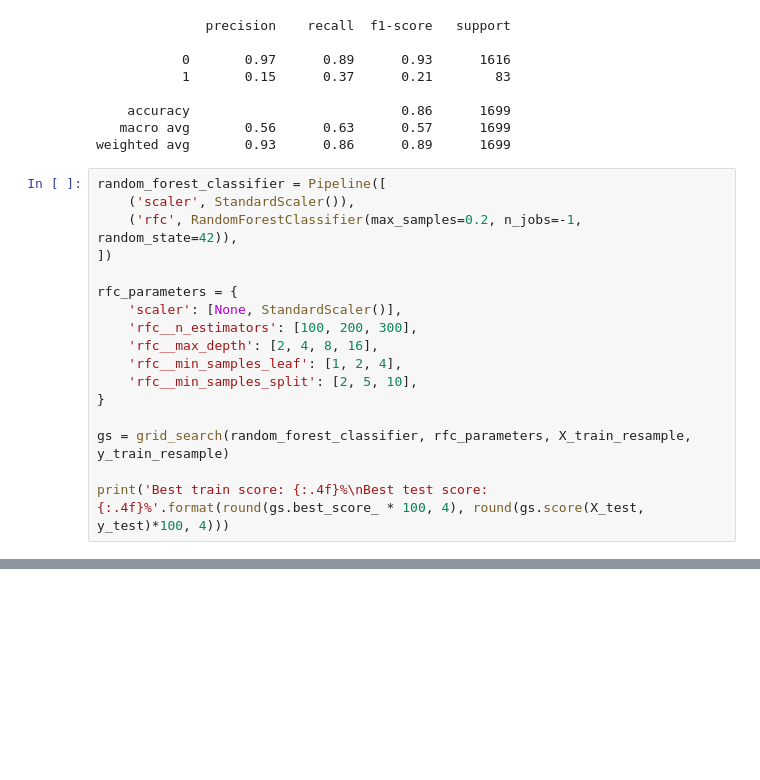
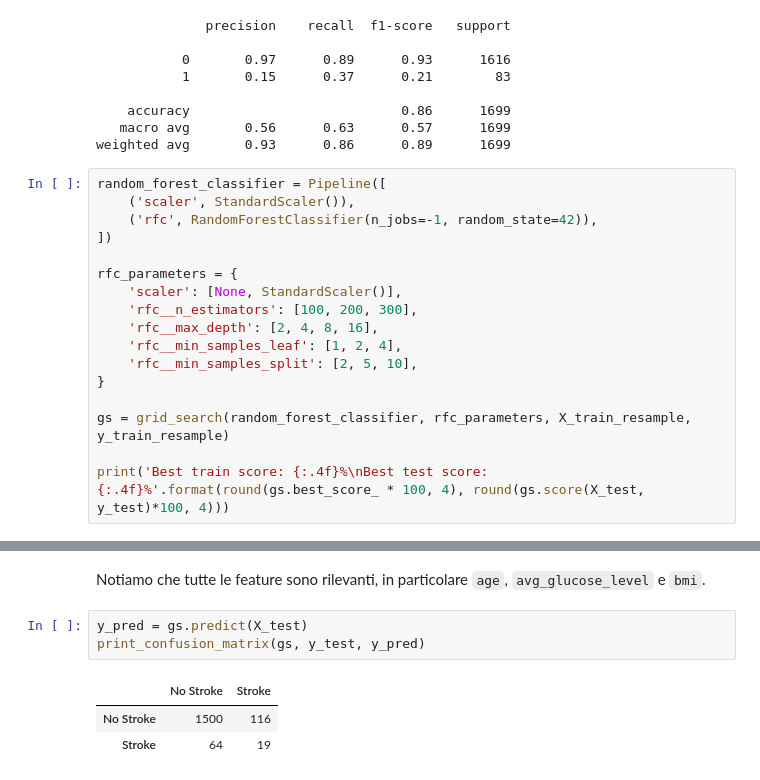
Before and after one commit to LucaSamore/Stroke-Prediction-Analysis, a Jupyter notebook: stroke_prediction_analysis.ipynb, the cells around one changed output, grey strips where cells are left out. Drawn from its saved outputs; the diff is of its cells as text; blank space fills up the shorter version.

```diff
--- a/stroke_prediction_analysis.ipynb
+++ b/stroke_prediction_analysis.ipynb
@@ -765,7 +772,7 @@ weighted avg       0.93      0.86      0.89      1699
 # %%
 random_forest_classifier = Pipeline([
     ('scaler', StandardScaler()),
-    ('rfc', RandomForestClassifier(max_samples=0.2, n_jobs=-1, random_state=42)),
+    ('rfc', RandomForestClassifier(n_jobs=-1, random_state=42)),
 ])
 
 rfc_parameters = {
@@ -785,0 +813,9 @@ Best test score: 85.8152%
+# %% [markdown]
+Notiamo che tutte le feature sono rilevanti, in particolare `age`, `avg_glucose_level` e `bmi`.
+# %%
+y_pred = gs.predict(X_test)
+print_confusion_matrix(gs, y_test, y_pred)
+# %% [output]
+|  | No Stroke | Stroke |
+| No Stroke | 1500 | 116 |
+| Stroke | 64 | 19 |
```
Also changed, not shown: parts of 16 cells of this notebook.
